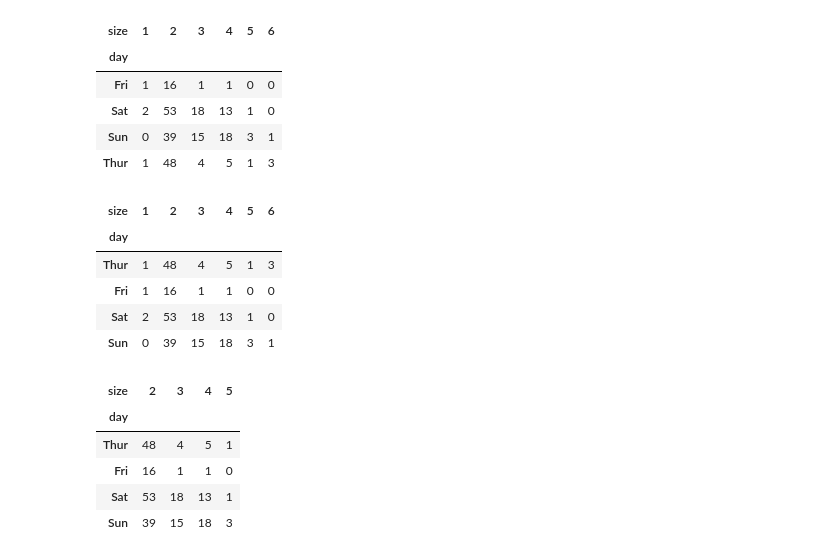
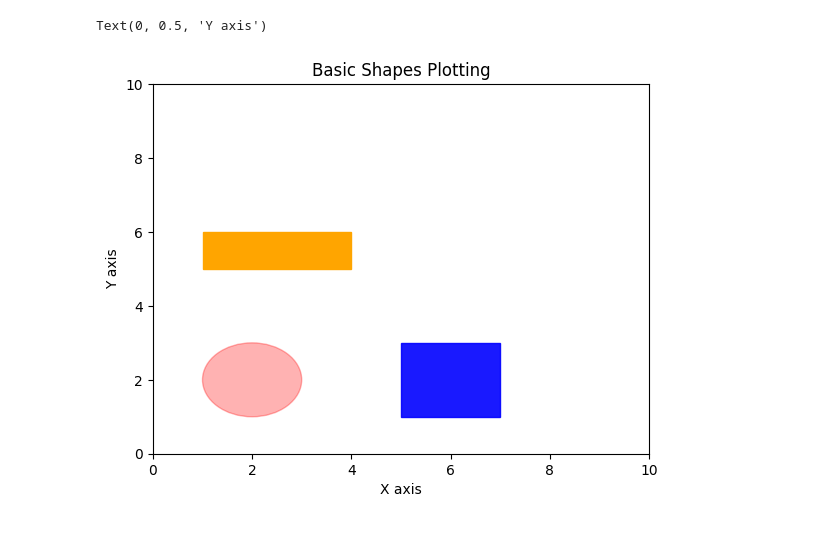
Before and after one commit to AzlinRusnan/Python-Coding, a Jupyter notebook: Q2.ipynb, the cells around one changed output. Cells and saved outputs as stored; diff of their text form; code cells hidden in the pictures.

```diff
--- a/Q2.ipynb
+++ b/Q2.ipynb
@@ -290,37 +12,28 @@ tips
-# %%
-# using crosstab() function to compute a simple cross-tabulation of two(or more) factors.
-# create a two factors data frame
-party_count = pd.crosstab(tips['day'], tips['size'])
-party_count
-# %% [output]
-| size | 1 | 2 | 3 | 4 | 5 | 6 |
-| day |  |  |  |  |  |  |
-| Fri | 1 | 16 | 1 | 1 | 0 | 0 |
-| Sat | 2 | 53 | 18 | 13 | 1 | 0 |
-| Sun | 0 | 39 | 15 | 18 | 3 | 1 |
-| Thur | 1 | 48 | 4 | 5 | 1 | 3 |
-# %%
-# Reindex the DataFrame to the desired day order
-desired_order = ['Thur','Fri','Sat','Sun']
-party_count_reordered = party_count.reindex(desired_order)
-party_count_reordered
-# %% [output]
-| size | 1 | 2 | 3 | 4 | 5 | 6 |
-| day |  |  |  |  |  |  |
-| Thur | 1 | 48 | 4 | 5 | 1 | 3 |
-| Fri | 1 | 16 | 1 | 1 | 0 | 0 |
-| Sat | 2 | 53 | 18 | 13 | 1 | 0 |
-| Sun | 0 | 39 | 15 | 18 | 3 | 1 |
-# %%
-# Extract party_counts from col 2 to 5
-# using loc method - explicit, using it as a label
-# 2:5 is the column name; they are not integer in this case
-party_count_reordered_edit = party_count_reordered.loc[:,2:5]
-party_count_reordered_edit
-# %% [output]
-| size | 2 | 3 | 4 | 5 |
-| day |  |  |  |  |
-| Thur | 48 | 4 | 5 | 1 |
-| Fri | 16 | 1 | 1 | 0 |
-| Sat | 53 | 18 | 13 | 1 |
-| Sun | 39 | 15 | 18 | 3 |
+# %%
+#Q1
+fig, ax = plt.subplots()
+
+#A red circle with a radius of 1 unit, centered at (2, 2)
+circ = plt.Circle((2,2),1, color = 'red', alpha = 0.3)
+ax.add_patch(circ)
+
+#A blue square with a side length of 2 units, bottom-left corner at (5, 1).
+sqr = plt.Rectangle((5,1),2,2,color = 'blue', alpha = 0.9)
+ax.add_patch(sqr)
+
+#An orange rectangle with a width of 3 units and height of 1 unit, bottom-left corner at (1, 5).
+rect = plt.Rectangle((1,5),3,1, color = 'orange')
+ax.add_patch(rect)
+
+# Setting plot limits, title, and labels
+ax.set_xlim(0, 10)
+ax.set_ylim(0, 10)
+ax.set_title('Basic Shapes Plotting')
+ax.set_xlabel('X axis')
+ax.set_ylabel('Y axis')
+
+#Matplotlib allows you to regulate the transparency of a graph plot using the alpha attribute.
+#By default, alpha=1. If you would like to form the graph plot more transparent, then you'll make alpha but 1, such as 0.5 or 0.25.
+# %% [output]
+Text(0, 0.5, 'Y axis')
+[figure, added]
```
Also changed, not shown: parts of 28 cells of this notebook.
